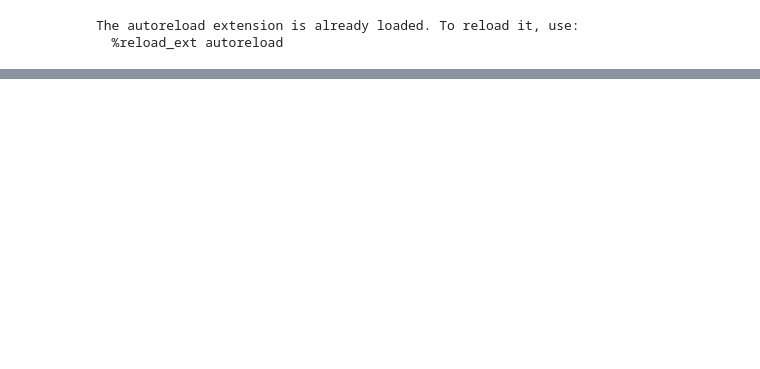
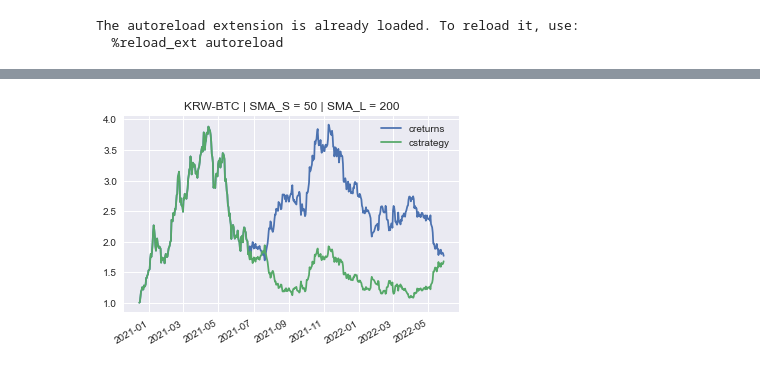
Before and after one commit to sajacaros/algo-trading, a Jupyter notebook: notebook/algo_trading_22_05_26.ipynb, the cells around one changed output, grey strips where cells are left out. Saved outputs shown, nothing was run; the diff lists cells and outputs as text; code cells hidden in the pictures; blank space fills up the shorter version.

```diff
--- a/notebook/algo_trading_22_05_26.ipynb
+++ b/notebook/algo_trading_22_05_26.ipynb
@@ -628,0 +664,4 @@ tester.sma
+# %%
+tester.plot_returns()
+# %% [output]
+[figure, added]
```
Also changed, not shown: parts of 54 cells of this notebook, 2 other files.
